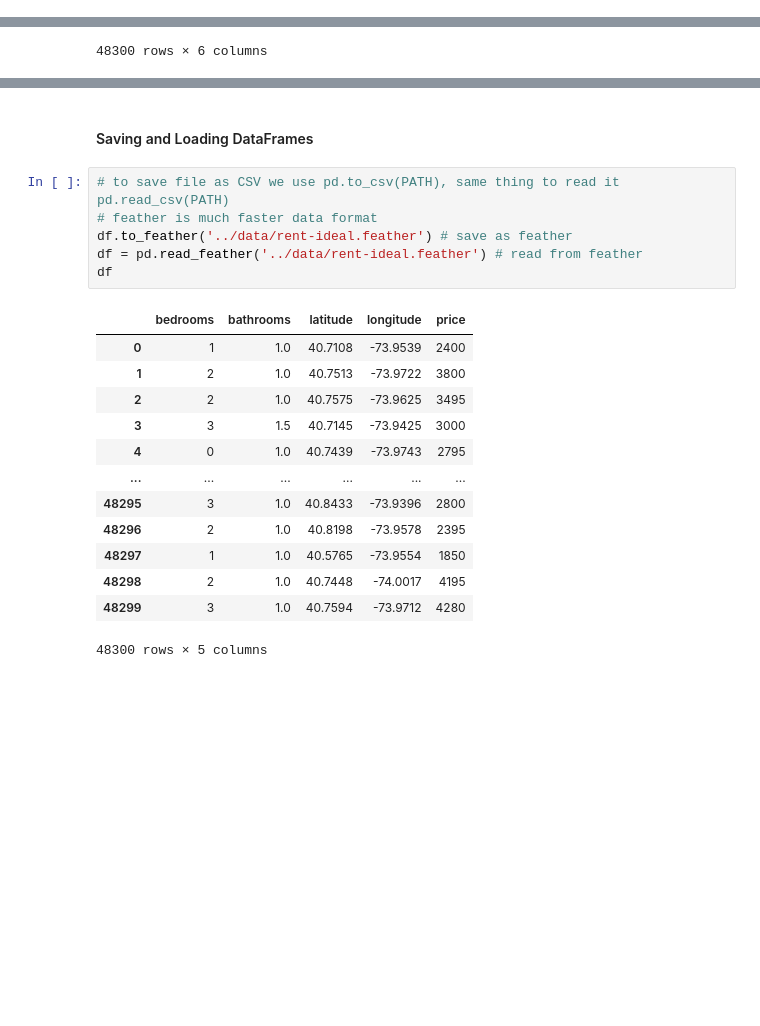
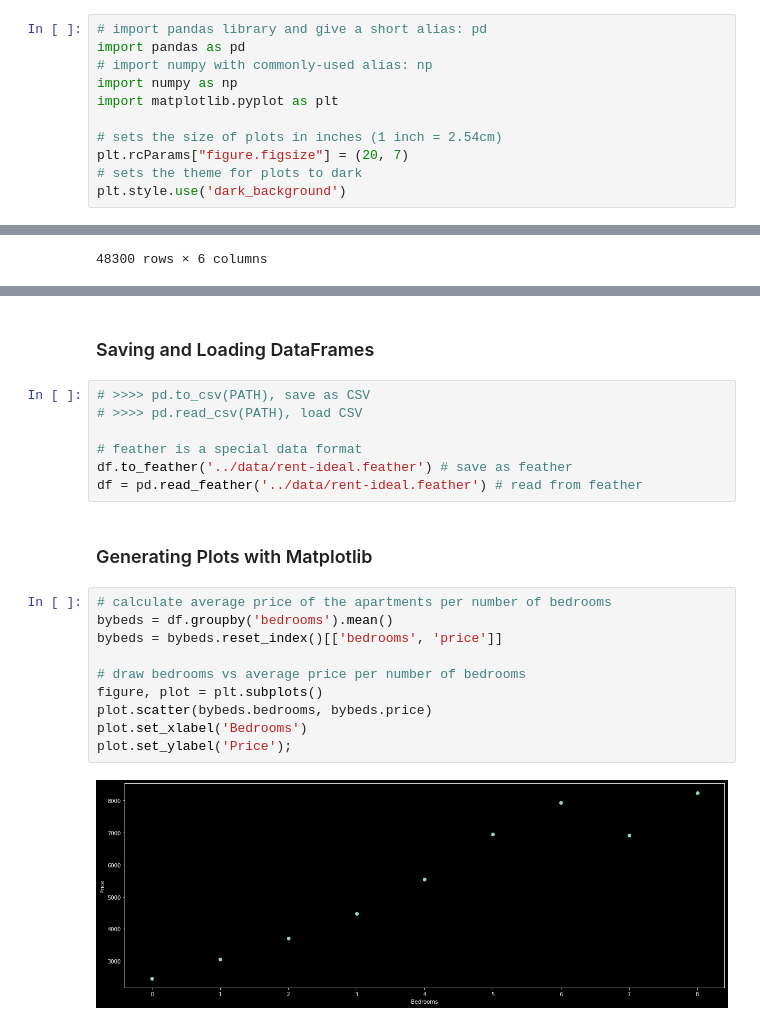
Before and after one commit to georggie/The-Mechanics-of-Machine-Learning, a Jupyter notebook: notes/Development-Tools.ipynb, the cells around one changed output, grey strips where cells are left out. Cells and saved outputs as stored; diff of their text form; blank space fills up the shorter version.

```diff
--- a/notes/Development-Tools.ipynb
+++ b/notes/Development-Tools.ipynb
@@ -4,0 +7,11 @@
+# %%
+# import pandas library and give a short alias: pd
+import pandas as pd
+# import numpy with commonly-used alias: np
+import numpy as np
+import matplotlib.pyplot as plt
+
+# sets the size of plots in inches (1 inch = 2.54cm)
+plt.rcParams["figure.figsize"] = (20, 7)
+# sets the theme for plots to dark
+plt.style.use('dark_background')
@@ -362,23 +380,24 @@ Name: dates, Length: 48300, dtype: int64
 Name: dates, Length: 48300, dtype: int64
 # %% [markdown]
-#### Saving and Loading DataFrames
+### Saving and Loading DataFrames
 # %%
-# to save file as CSV we use pd.to_csv(PATH), same thing to read it pd.read_csv(PATH)
-# feather is much faster data format
+# >>>> pd.to_csv(PATH), save as CSV
+# >>>> pd.read_csv(PATH), load CSV
+
+# feather is a special data format
 df.to_feather('../data/rent-ideal.feather') # save as feather
 df = pd.read_feather('../data/rent-ideal.feather') # read from feather
-df
-# %% [output]
-|  | bedrooms | bathrooms | latitude | longitude | price |
-| 0 | 1 | 1.0 | 40.7108 | -73.9539 | 2400 |
-| 1 | 2 | 1.0 | 40.7513 | -73.9722 | 3800 |
-| 2 | 2 | 1.0 | 40.7575 | -73.9625 | 3495 |
-| 3 | 3 | 1.5 | 40.7145 | -73.9425 | 3000 |
-| 4 | 0 | 1.0 | 40.7439 | -73.9743 | 2795 |
-| ... | ... | ... | ... | ... | ... |
-| 48295 | 3 | 1.0 | 40.8433 | -73.9396 | 2800 |
-| 48296 | 2 | 1.0 | 40.8198 | -73.9578 | 2395 |
-| 48297 | 1 | 1.0 | 40.5765 | -73.9554 | 1850 |
-| 48298 | 2 | 1.0 | 40.7448 | -74.0017 | 4195 |
-| 48299 | 3 | 1.0 | 40.7594 | -73.9712 | 4280 |
-48300 rows × 5 columns
+# %% [markdown]
+### Generating Plots with Matplotlib
+# %%
+# calculate average price of the apartments per number of bedrooms
+bybeds = df.groupby('bedrooms').mean()
+bybeds = bybeds.reset_index()[['bedrooms', 'price']]
+
+# draw bedrooms vs average price per number of bedrooms
+figure, plot = plt.subplots()
+plot.scatter(bybeds.bedrooms, bybeds.price)
+plot.set_xlabel('Bedrooms')
+plot.set_ylabel('Price');
+# %% [output]
+[figure, added]
```
Also changed, not shown: parts of 29 cells of this notebook.
